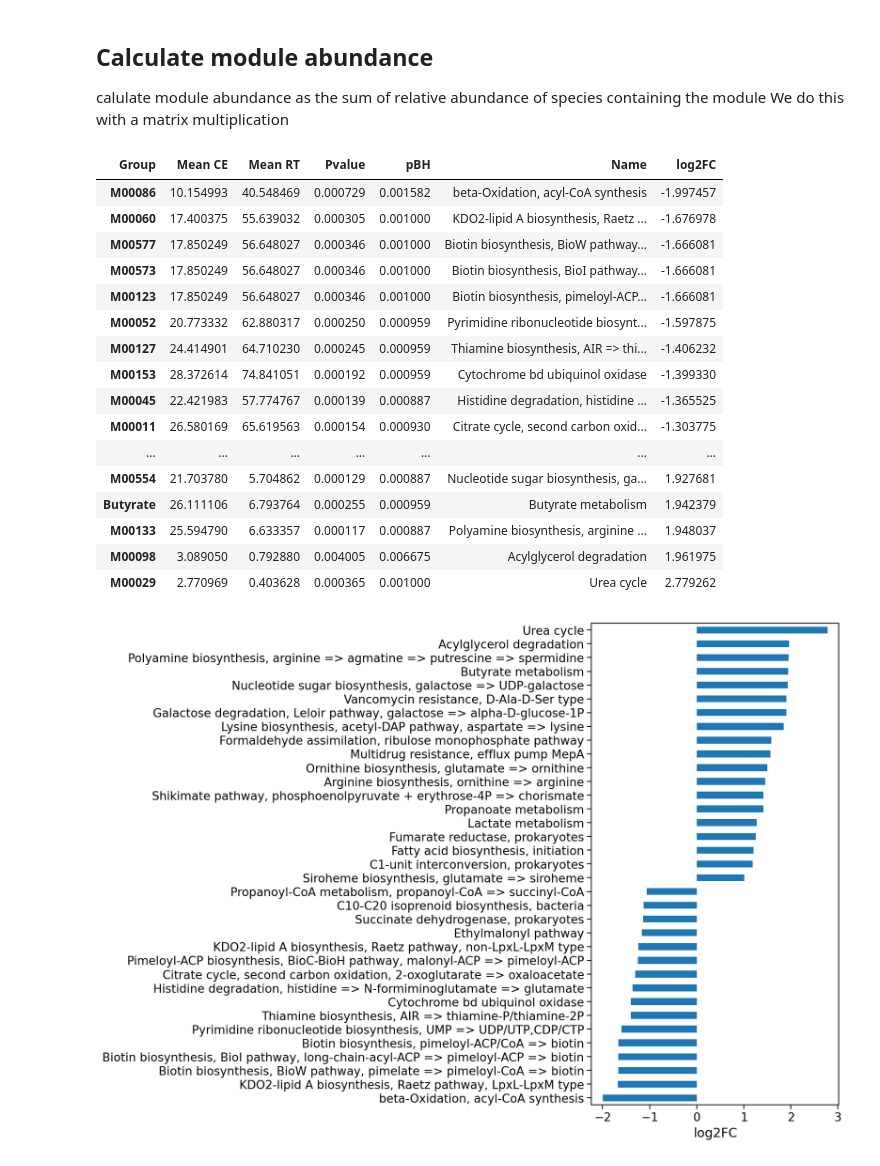
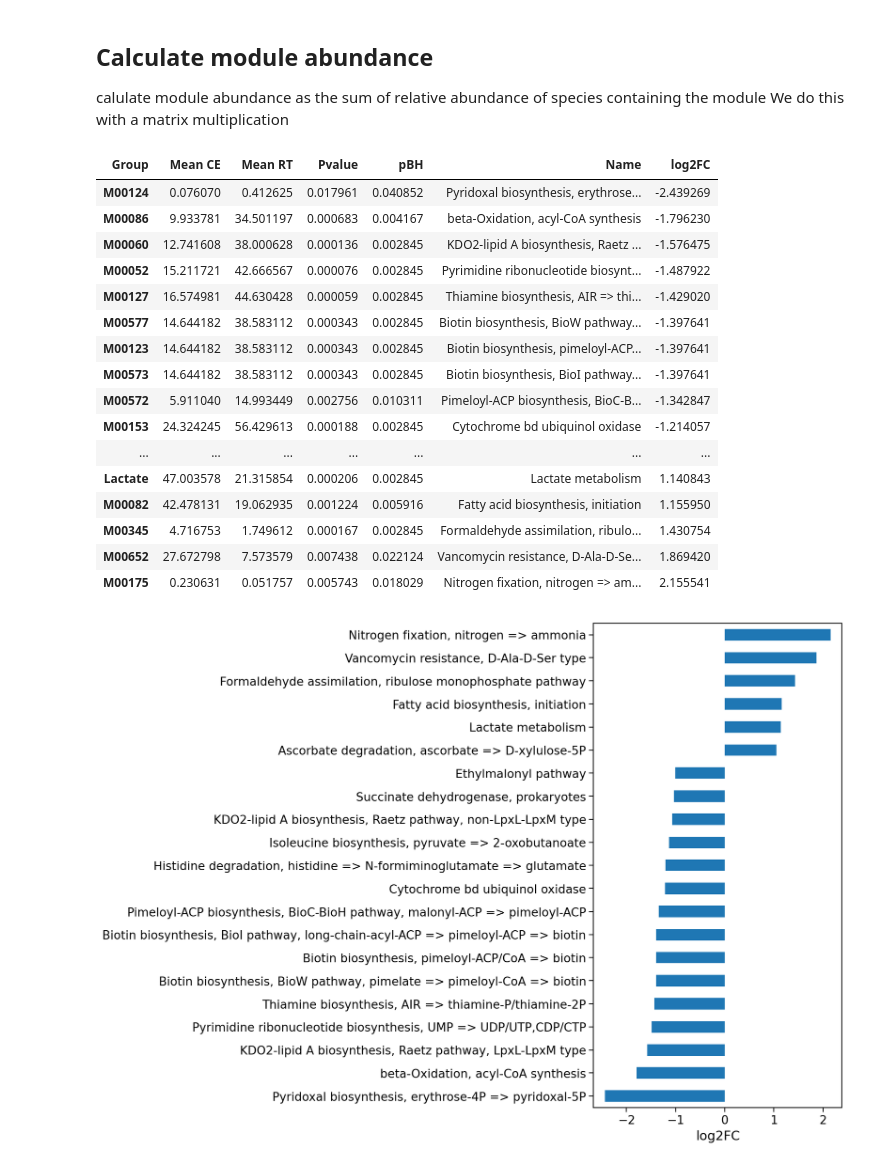
Before and after one commit to trajkovski-lab/CMMG, a Jupyter notebook: notebooks/Analyze-cold-adapted-microbiota.ipynb, the cells around one changed output. Cells and saved outputs as stored; diff of their text form; code cells hidden in the pictures.

```diff
--- a/notebooks/Analyze-cold-adapted-microbiota.ipynb
+++ b/notebooks/Analyze-cold-adapted-microbiota.ipynb
@@ -25,7 +25,7 @@ metadata= pd.read_table('../data/metadata_cold_exposure.tsv',index_col=0)
 
 display(metadata.groupby(['Source','Group']).size())
 
-metadata= metadata.query('Source=="Feces"')
+metadata= metadata.query('Source=="Cecum"')
 # %% [output]
 Source  Group
 Cecum   CE       8
@@ -214,32 +214,32 @@ stats['Name']= module_names
 
 stats['log2FC']= - stats[['Mean CE', 'Mean RT']].apply( lambda x: np.log2(x+1e-5) ).diff(axis=1).iloc[:,1]
 # %%
-hit_table= stats.query("pBH<0.01 & abs( log2FC ) >1").sort_values('log2FC')
+hit_table= stats.query("pBH<0.05 & abs( log2FC ) >1").sort_values('log2FC')
 hit_table
 # %% [output]
 | Group | Mean CE | Mean RT | Pvalue | pBH | Name | log2FC |
-| M00086 | 10.154993 | 40.548469 | 0.000729 | 0.001582 | beta-Oxidation, acyl-CoA synthesis | -1.997457 |
-| M00060 | 17.400375 | 55.639032 | 0.000305 | 0.001000 | KDO2-lipid A biosynthesis, Raetz ... | -1.676978 |
-| M00577 | 17.850249 | 56.648027 | 0.000346 | 0.001000 | Biotin biosynthesis, BioW pathway... | -1.666081 |
-| M00573 | 17.850249 | 56.648027 | 0.000346 | 0.001000 | Biotin biosynthesis, BioI pathway... | -1.666081 |
-| M00123 | 17.850249 | 56.648027 | 0.000346 | 0.001000 | Biotin biosynthesis, pimeloyl-ACP... | -1.666081 |
-| M00052 | 20.773332 | 62.880317 | 0.000250 | 0.000959 | Pyrimidine ribonucleotide biosynt... | -1.597875 |
-| M00127 | 24.414901 | 64.710230 | 0.000245 | 0.000959 | Thiamine biosynthesis, AIR => thi... | -1.406232 |
-| M00153 | 28.372614 | 74.841051 | 0.000192 | 0.000959 | Cytochrome bd ubiquinol oxidase | -1.399330 |
-| M00045 | 22.421983 | 57.774767 | 0.000139 | 0.000887 | Histidine degradation, histidine ... | -1.365525 |
-| M00011 | 26.580169 | 65.619563 | 0.000154 | 0.000930 | Citrate cycle, second carbon oxid... | -1.303775 |
+| M00124 | 0.076070 | 0.412625 | 0.017961 | 0.040852 | Pyridoxal biosynthesis, erythrose... | -2.439269 |
+| M00086 | 9.933781 | 34.501197 | 0.000683 | 0.004167 | beta-Oxidation, acyl-CoA synthesis | -1.796230 |
+| M00060 | 12.741608 | 38.000628 | 0.000136 | 0.002845 | KDO2-lipid A biosynthesis, Raetz ... | -1.576475 |
+| M00052 | 15.211721 | 42.666567 | 0.000076 | 0.002845 | Pyrimidine ribonucleotide biosynt... | -1.487922 |
+| M00127 | 16.574981 | 44.630428 | 0.000059 | 0.002845 | Thiamine biosynthesis, AIR => thi... | -1.429020 |
+| M00577 | 14.644182 | 38.583112 | 0.000343 | 0.002845 | Biotin biosynthesis, BioW pathway... | -1.397641 |
+| M00123 | 14.644182 | 38.583112 | 0.000343 | 0.002845 | Biotin biosynthesis, pimeloyl-ACP... | -1.397641 |
+| M00573 | 14.644182 | 38.583112 | 0.000343 | 0.002845 | Biotin biosynthesis, BioI pathway... | -1.397641 |
+| M00572 | 5.911040 | 14.993449 | 0.002756 | 0.010311 | Pimeloyl-ACP biosynthesis, BioC-B... | -1.342847 |
+| M00153 | 24.324245 | 56.429613 | 0.000188 | 0.002845 | Cytochrome bd ubiquinol oxidase | -1.214057 |
 | ... | ... | ... | ... | ... | ... | ... |
-| M00554 | 21.703780 | 5.704862 | 0.000129 | 0.000887 | Nucleotide sugar biosynthesis, ga... | 1.927681 |
-| Butyrate | 26.111106 | 6.793764 | 0.000255 | 0.000959 | Butyrate metabolism | 1.942379 |
-| M00133 | 25.594790 | 6.633357 | 0.000117 | 0.000887 | Polyamine biosynthesis, arginine ... | 1.948037 |
-| M00098 | 3.089050 | 0.792880 | 0.004005 | 0.006675 | Acylglycerol degradation | 1.961975 |
-| M00029 | 2.770969 | 0.403628 | 0.000365 | 0.001000 | Urea cycle | 2.779262 |
+| Lactate | 47.003578 | 21.315854 | 0.000206 | 0.002845 | Lactate metabolism | 1.140843 |
+| M00082 | 42.478131 | 19.062935 | 0.001224 | 0.005916 | Fatty acid biosynthesis, initiation | 1.155950 |
+| M00345 | 4.716753 | 1.749612 | 0.000167 | 0.002845 | Formaldehyde assimilation, ribulo... | 1.430754 |
+| M00652 | 27.672798 | 7.573579 | 0.007438 | 0.022124 | Vancomycin resistance, D-Ala-D-Se... | 1.869420 |
+| M00175 | 0.230631 | 0.051757 | 0.005743 | 0.018029 | Nitrogen fixation, nitrogen => am... | 2.155541 |
 # %%
 ax=hit_table.log2FC.plot.barh(figsize=(5,10))
 ax.set_yticklabels(hit_table.Name);
 ax.set_xlabel('log2FC');
 # %% [output]
-[figure, old version]
+[figure, new version]
 # %%
 
 
```
Also changed, not shown: parts of 3 cells of this notebook.
